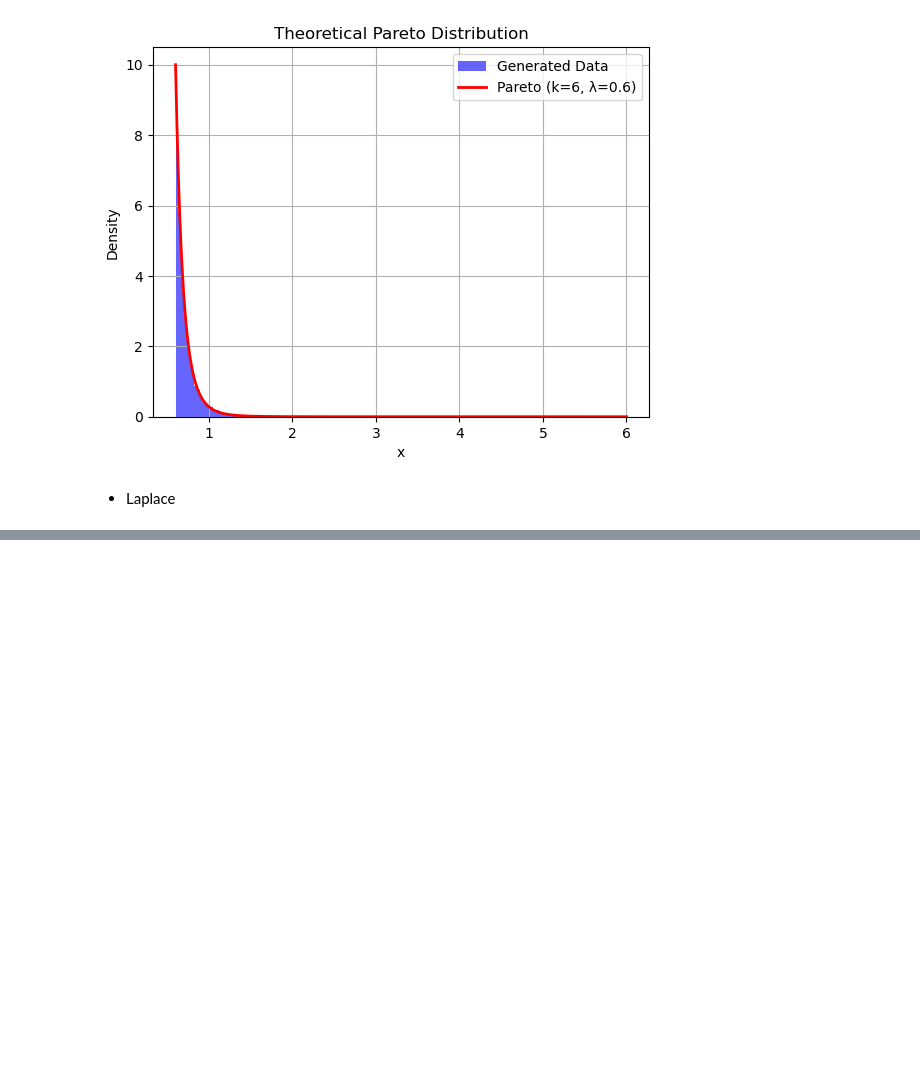
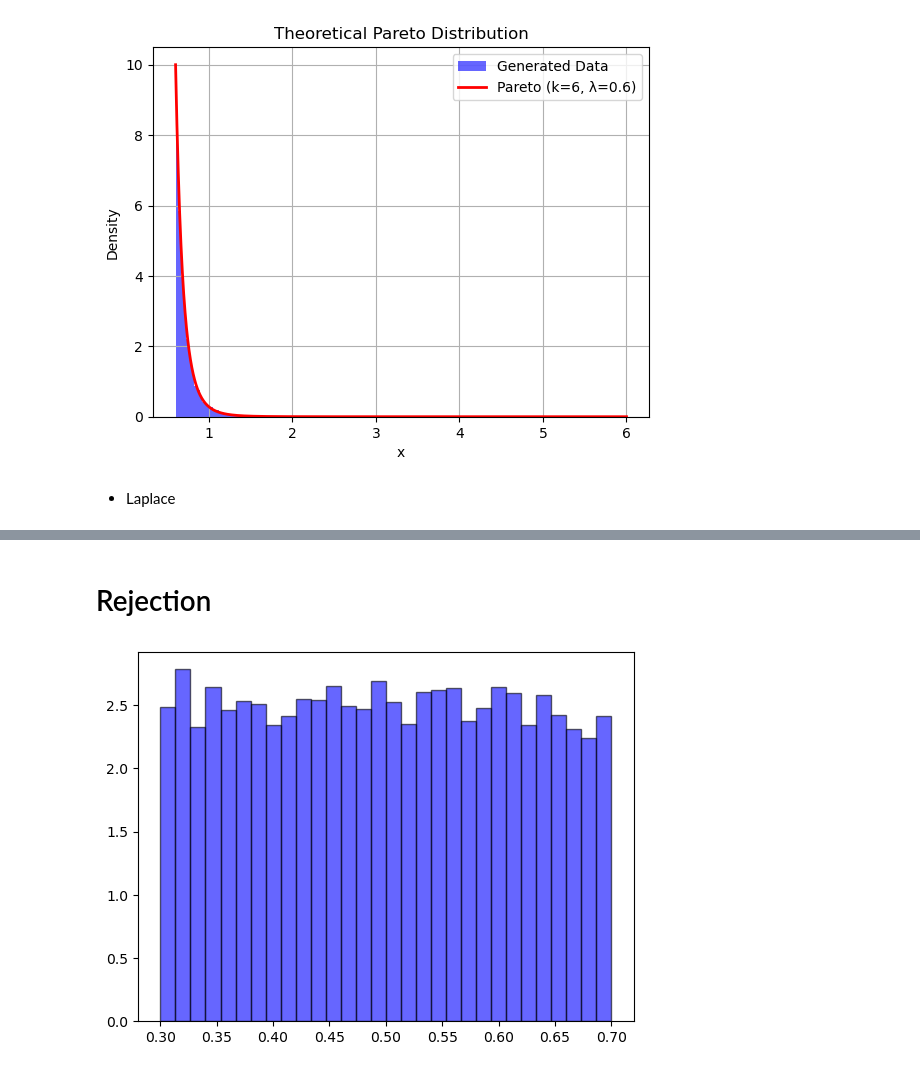
Before and after one commit to aayrapet/MC_simulations, a Jupyter notebook: main.ipynb, the cells around one changed output, grey strips where cells are left out. Saved outputs shown, nothing was run; the diff lists cells and outputs as text; code cells hidden in the pictures; blank space fills up the shorter version.

Commit message:
added rejection start

```diff
--- a/main.ipynb
+++ b/main.ipynb
@@ -99,0 +153,20 @@ plt.show()
+# %% [markdown]
+# Rejection
+# %%
+
+# Define the desired interval B = [0.3, 0.7] over uniform distribution
+lower_bound = 0.3
+upper_bound = 0.7
+
+# Generate samples using rejection sampling
+samples = []
+while len(samples) < 10000:  # Generate 10,000 valid samples ( A)
+    X = np.random.uniform(0, 1)  # Sample from U(0,1)
+    if lower_bound <= X <= upper_bound:  # Accept only if within B
+        samples.append(X)
+
+# Plot histogram of accepted samples
+plt.hist(samples, bins=30, density=True, alpha=0.6, color='b', edgecolor='black', label="Accepted Samples")
+plt.show()
+# %% [output]
+[figure, added]
```
Also changed, not shown: parts of 8 cells of this notebook.
